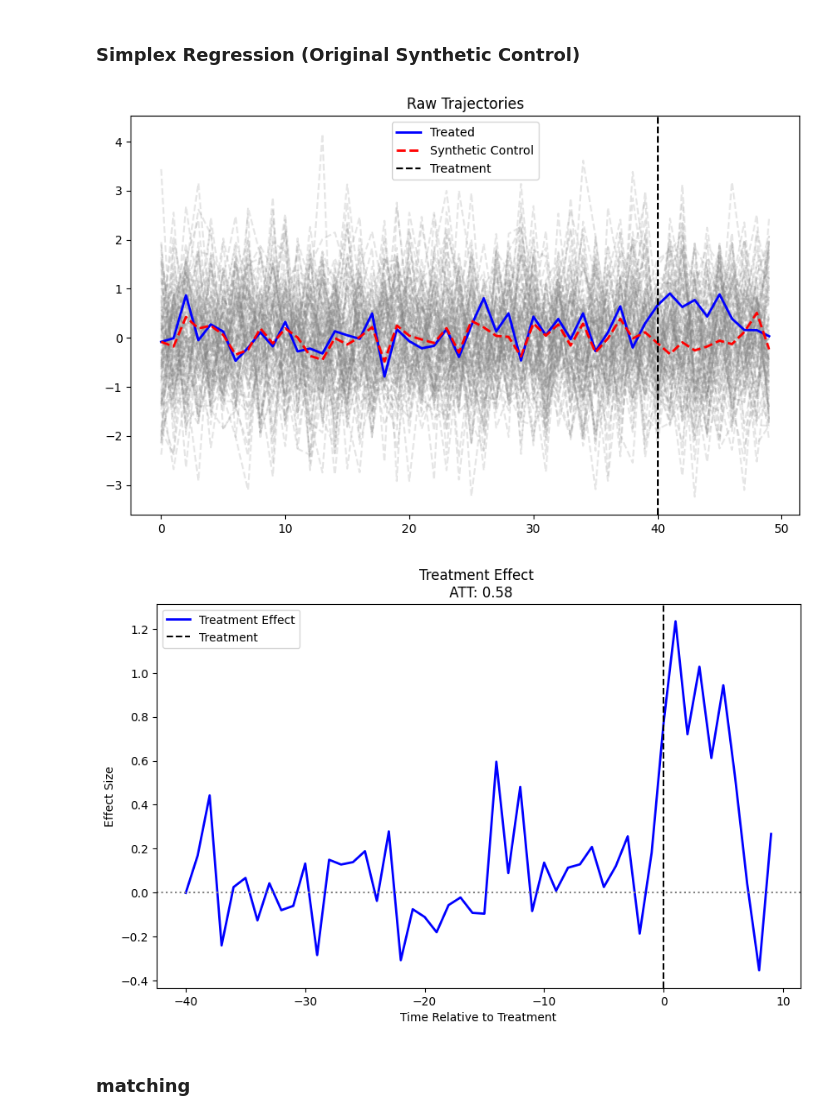
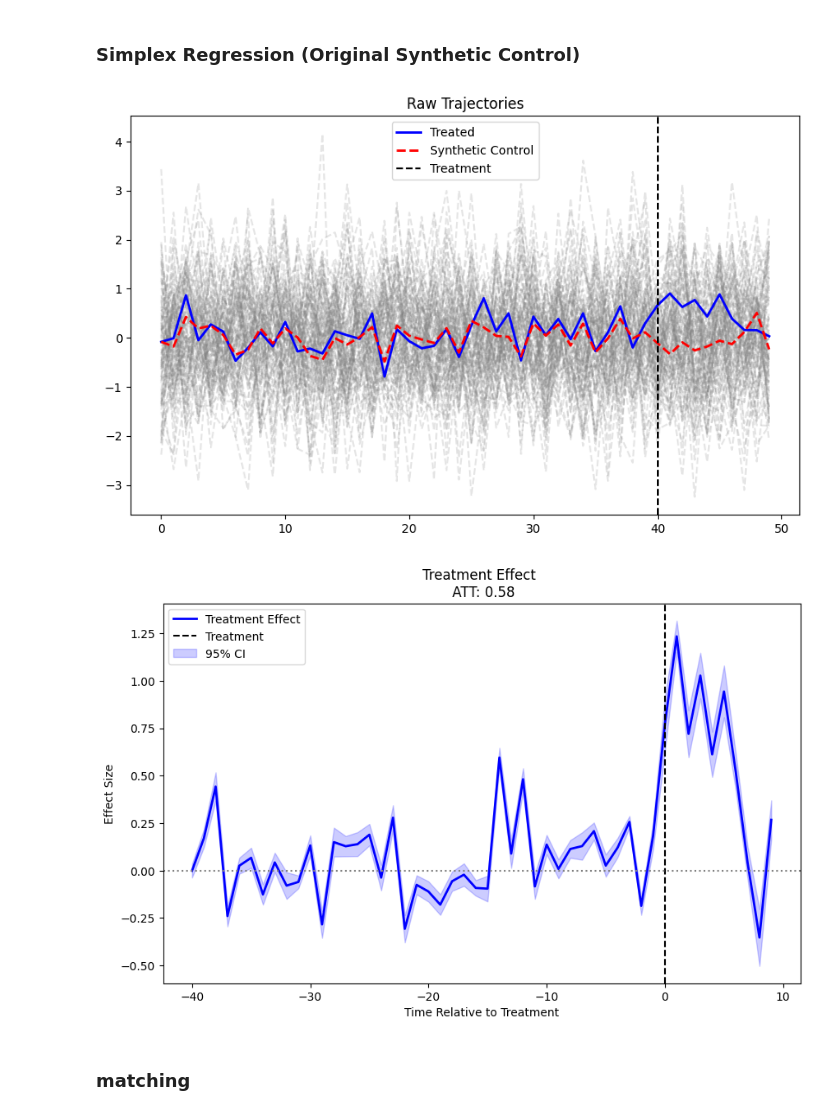
Before and after one commit to s3alfisc/synthlearners, a Jupyter notebook: notebooks/demo.ipynb, the cells around one changed output. Saved outputs shown, nothing was run; the diff lists cells and outputs as text; code cells hidden in the pictures.

```diff
--- a/notebooks/demo.ipynb
+++ b/notebooks/demo.ipynb
@@ -67,15 +82,20 @@ plt.show()
 ### Simplex Regression (Original Synthetic Control)
 # %%
 synth = Synth(method="simplex", n_jobs=-1)
-results = synth.fit(Y, treated_units, config.T_pre)
+results = synth.fit(
+    Y,
+    treated_units,
+    config.T_pre,
+    compute_jackknife=True,
+)
 # Plot
 synth.plot(results, Y, treated_units, config.T_pre, mode="raw")
 plt.show()
 synth.plot(results, Y, treated_units, config.T_pre, mode="effect", show_ci=True)
 plt.show()
 # %% [output]
 [figure]
-[figure, old version]
+[figure, new version]
 # %% [markdown]
 ### matching
 # %%
```
Also changed, not shown: parts of 5 cells of this notebook.
